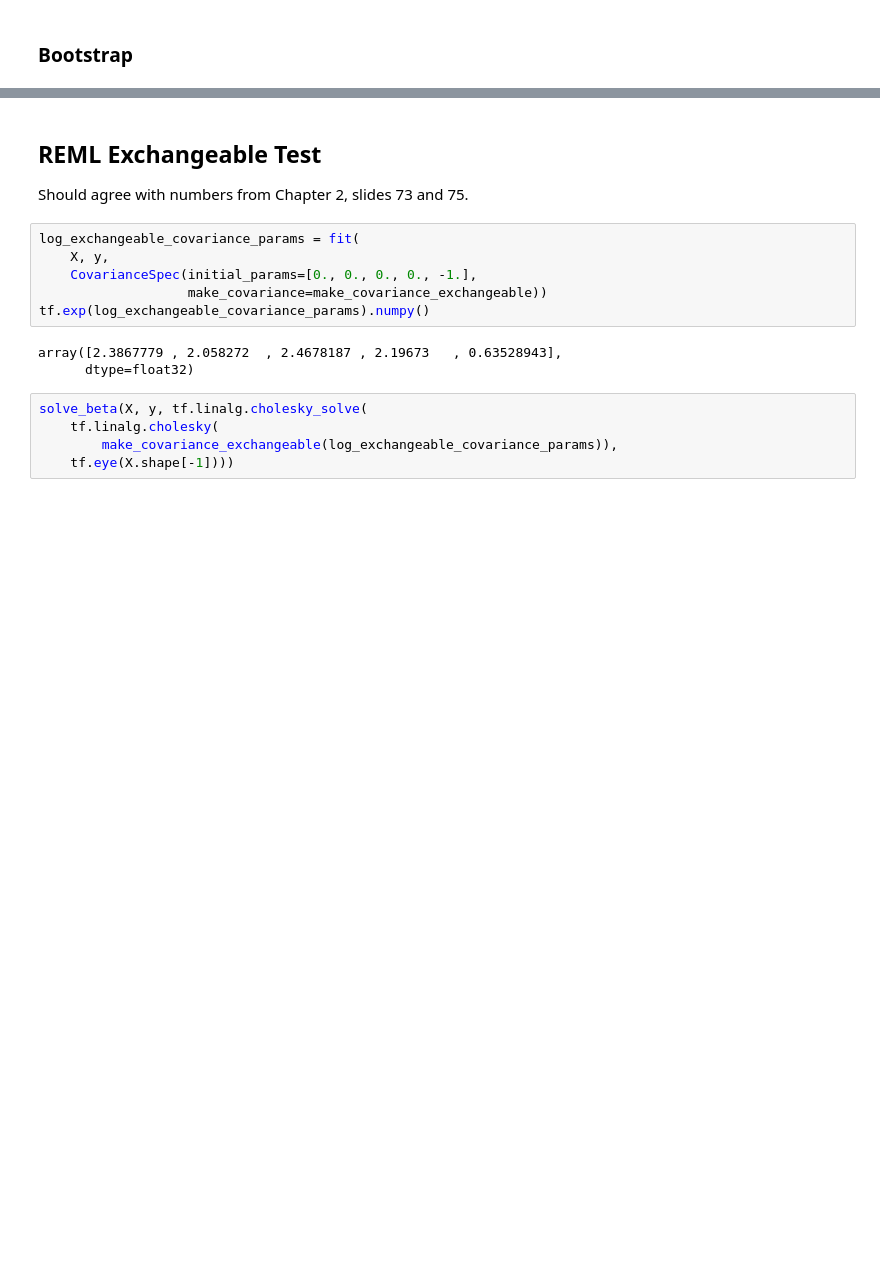
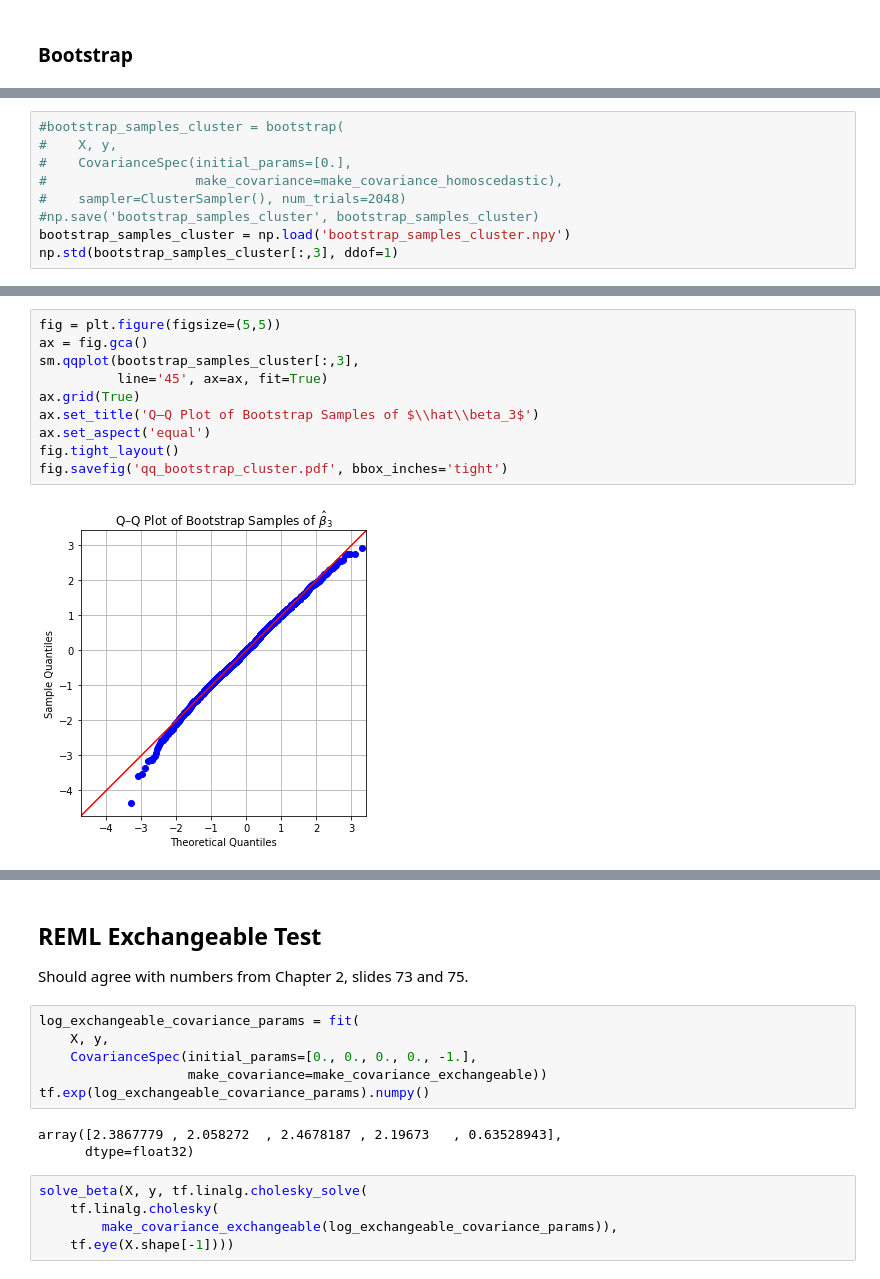
Before and after one commit to ppham27/stat571, a Jupyter notebook: hw5/sandwich_bootstrap_dental.ipynb, the cells around one changed output, grey strips where cells are left out. Drawn from its saved outputs; the diff is of its cells as text; blank space fills up the shorter version.

```diff
--- a/hw5/sandwich_bootstrap_dental.ipynb
+++ b/hw5/sandwich_bootstrap_dental.ipynb
@@ -224,0 +252,9 @@ list(zip([1], [1, 2, 3, 4]))
+# %%
+#bootstrap_samples_cluster = bootstrap(
+#    X, y,
+#    CovarianceSpec(initial_params=[0.],
+#                   make_covariance=make_covariance_homoscedastic),
+#    sampler=ClusterSampler(), num_trials=2048)
+#np.save('bootstrap_samples_cluster', bootstrap_samples_cluster)
+bootstrap_samples_cluster = np.load('bootstrap_samples_cluster.npy')
+np.std(bootstrap_samples_cluster[:,3], ddof=1)
@@ -224,0 +285,12 @@ list(zip([1], [1, 2, 3, 4]))
+# %%
+fig = plt.figure(figsize=(5,5))
+ax = fig.gca()
+sm.qqplot(bootstrap_samples_cluster[:,3],
+          line='45', ax=ax, fit=True)
+ax.grid(True)
+ax.set_title('Q–Q Plot of Bootstrap Samples of $\\hat\\beta_3$')
+ax.set_aspect('equal')
+fig.tight_layout()
+fig.savefig('qq_bootstrap_cluster.pdf', bbox_inches='tight')
+# %% [output]
+[figure, added]
```
Also changed, not shown: parts of 22 cells of this notebook, 8 other files.
